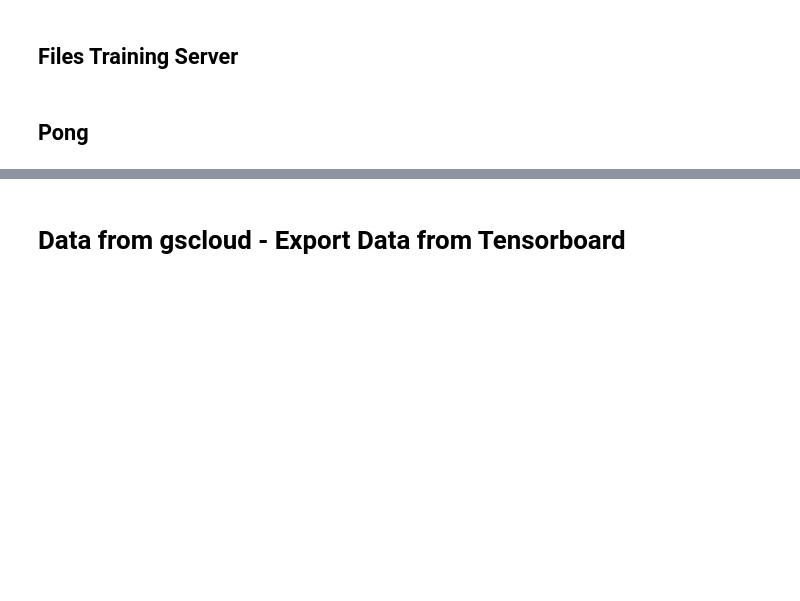
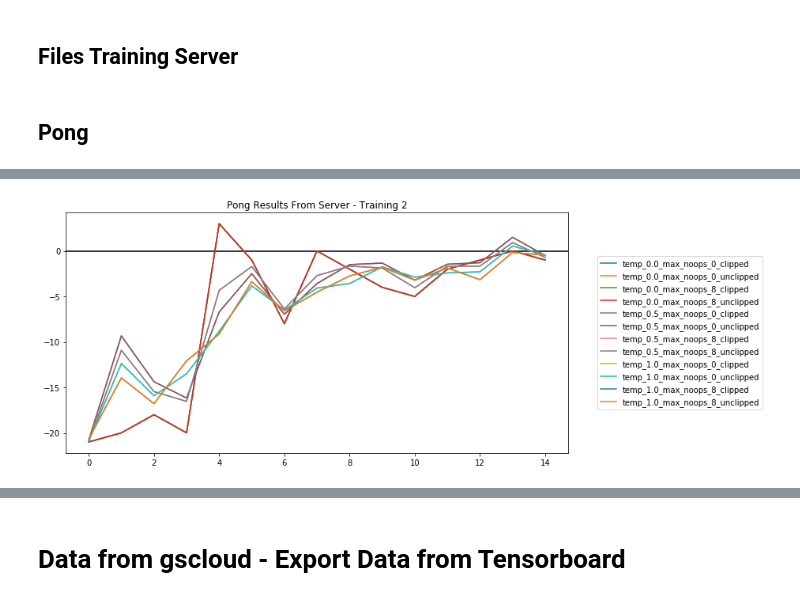
Before and after one commit to dakaun/worldmodel, a Jupyter notebook: tensor2tensor/tensor2tensor/rl/read_experiments/read_experiments.ipynb, the cells around one changed output, grey strips where cells are left out. Drawn from its saved outputs; the diff is of its cells as text; code cells hidden in the pictures; blank space fills up the shorter version.

```diff
--- a/tensor2tensor/tensor2tensor/rl/read_experiments/read_experiments.ipynb
+++ b/tensor2tensor/tensor2tensor/rl/read_experiments/read_experiments.ipynb
@@ -309,0 +314,3 @@ plt.show()
+# %%
+resultspongserver2 = pd.read_csv('resultpongserver3.csv')
+resultspongserver2.head()
@@ -309,0 +324,29 @@ plt.show()
+# %%
+#f, ax = plt.subplots(1,2,figsize = (24,8))
+#title = f.suptitle('BIG TITLE')
+#handles, labels = (0, 0)
+plt.figure(figsize=(13,5))
+pong_server = resultspongserver2[(resultspongserver2['game']== 'Pong')][-15:]
+
+plt.axhline(y=0, color='black')
+
+plt.plot(pong_server['Step'], pong_server['mean_reward/eval/sampling_temp_0.0_max_noops_0_clipped'], label='temp_0.0_max_noops_0_clipped')
+plt.plot(pong_server['Step'], pong_server['mean_reward/eval/sampling_temp_0.0_max_noops_0_unclipped'], label='temp_0.0_max_noops_0_unclipped')
+plt.plot(pong_server['Step'], pong_server['mean_reward/eval/sampling_temp_0.0_max_noops_8_clipped'], label='temp_0.0_max_noops_8_clipped')
+plt.plot(pong_server['Step'], pong_server['mean_reward/eval/sampling_temp_0.0_max_noops_8_unclipped'], label='temp_0.0_max_noops_8_unclipped')
+plt.plot(pong_server['Step'], pong_server['mean_reward/eval/sampling_temp_0.5_max_noops_0_clipped'], label='temp_0.5_max_noops_0_clipped')
+plt.plot(pong_server['Step'], pong_server['mean_reward/eval/sampling_temp_0.5_max_noops_0_unclipped'], label='temp_0.5_max_noops_0_unclipped')
+plt.plot(pong_server['Step'], pong_server['mean_reward/eval/sampling_temp_0.5_max_noops_8_clipped'], label='temp_0.5_max_noops_8_clipped')
+plt.plot(pong_server['Step'], pong_server['mean_reward/eval/sampling_temp_0.5_max_noops_8_unclipped'], label='temp_0.5_max_noops_8_unclipped')
+plt.plot(pong_server['Step'], pong_server['mean_reward/eval/sampling_temp_1.0_max_noops_0_clipped'], label='temp_1.0_max_noops_0_clipped')
+plt.plot(pong_server['Step'], pong_server['mean_reward/eval/sampling_temp_1.0_max_noops_0_unclipped'], label='temp_1.0_max_noops_0_unclipped')
+plt.plot(pong_server['Step'], pong_server['mean_reward/eval/sampling_temp_1.0_max_noops_8_clipped'], label='temp_1.0_max_noops_8_clipped')
+plt.plot(pong_server['Step'], pong_server['mean_reward/eval/sampling_temp_1.0_max_noops_8_unclipped'], label='temp_1.0_max_noops_8_unclipped')
+plt.title('Pong Results From Server - Training 2')
+plt.legend(bbox_to_anchor=(1.05, 0.5), loc='center left')
+plt.tight_layout()
+#title.set_y(0.95)
+plt.subplots_adjust(top=0.92)
+plt.show()
+# %% [output]
+[figure, added]
```
Also changed, not shown: parts of 7 cells of this notebook.
